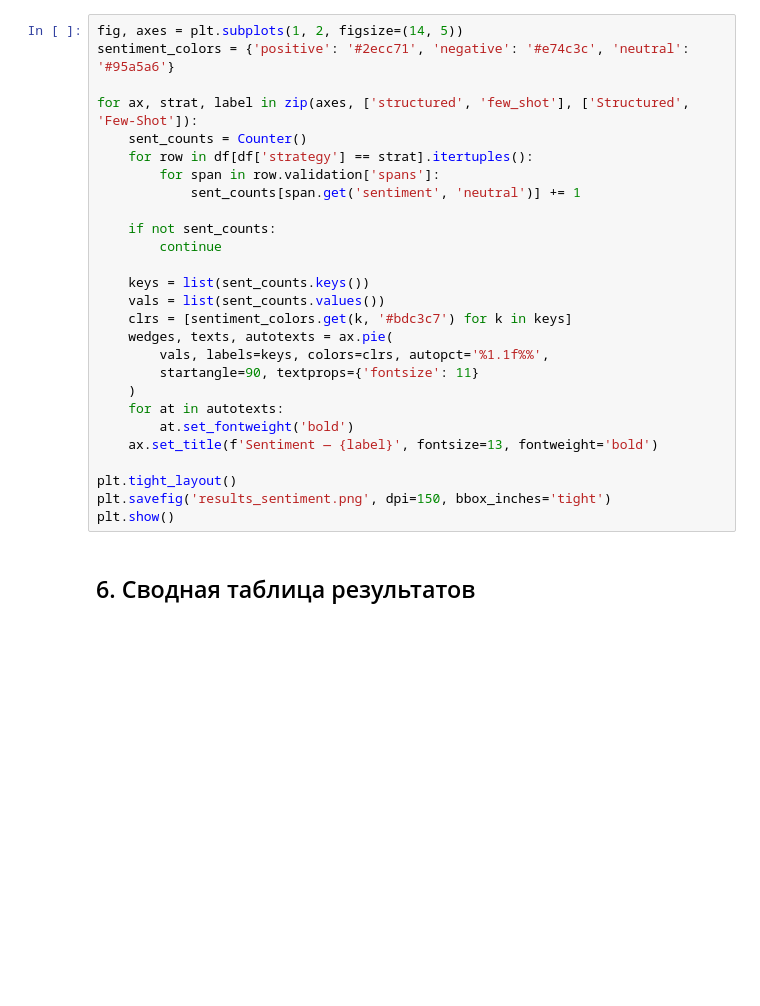
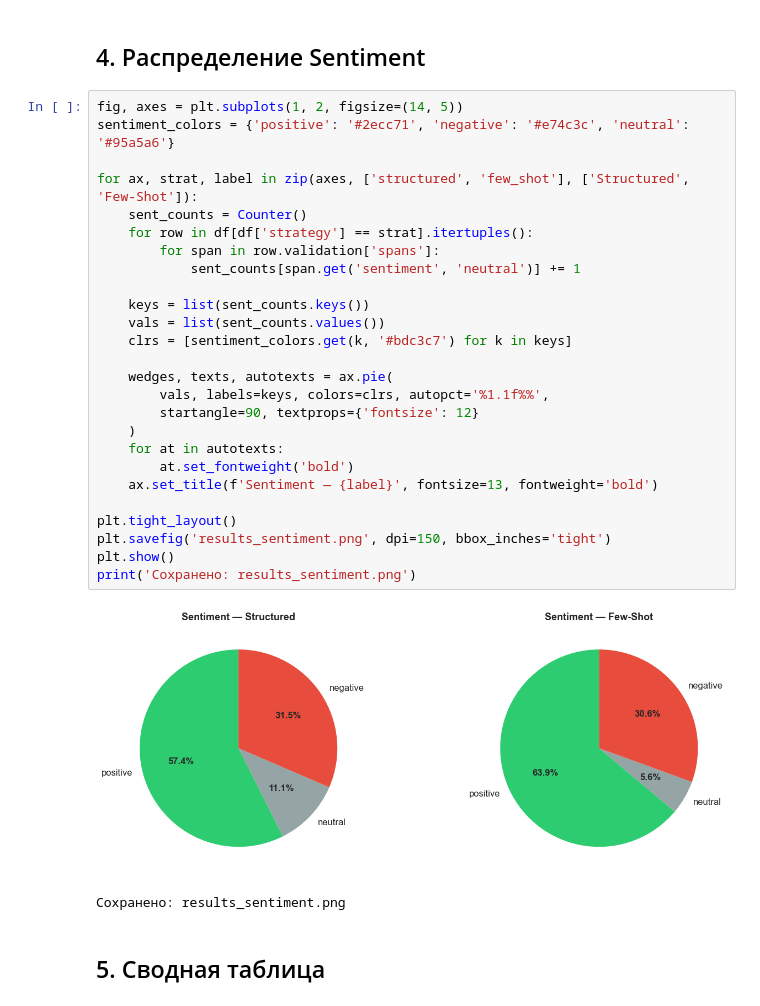
Before and after one commit to yfaizrahmanova/tguai-segmenter, a Jupyter notebook: analysis.ipynb, the cells around one changed output. Drawn from its saved outputs; the diff is of its cells as text; blank space fills up the shorter version.

```diff
--- a/analysis.ipynb
+++ b/analysis.ipynb
@@ -147,32 +138,36 @@ plt.show()
+# %% [markdown]
+## 4. Распределение Sentiment
 # %%
 fig, axes = plt.subplots(1, 2, figsize=(14, 5))
 sentiment_colors = {'positive': '#2ecc71', 'negative': '#e74c3c', 'neutral': '#95a5a6'}
 
 for ax, strat, label in zip(axes, ['structured', 'few_shot'], ['Structured', 'Few-Shot']):
     sent_counts = Counter()
     for row in df[df['strategy'] == strat].itertuples():
         for span in row.validation['spans']:
             sent_counts[span.get('sentiment', 'neutral')] += 1
 
-    if not sent_counts:
-        continue
-
     keys = list(sent_counts.keys())
     vals = list(sent_counts.values())
     clrs = [sentiment_colors.get(k, '#bdc3c7') for k in keys]
+
     wedges, texts, autotexts = ax.pie(
         vals, labels=keys, colors=clrs, autopct='%1.1f%%',
-        startangle=90, textprops={'fontsize': 11}
+        startangle=90, textprops={'fontsize': 12}
     )
     for at in autotexts:
         at.set_fontweight('bold')
     ax.set_title(f'Sentiment — {label}', fontsize=13, fontweight='bold')
 
 plt.tight_layout()
 plt.savefig('results_sentiment.png', dpi=150, bbox_inches='tight')
 plt.show()
+print('Сохранено: results_sentiment.png')
+# %% [output]
+[figure, added]
+Сохранено: results_sentiment.png
 # %% [markdown]
-## 6. Сводная таблица результатов
+## 5. Сводная таблица
 # %%
 rows = []
 for strat in strategies:
```
Also changed, not shown: parts of 18 cells of this notebook, 5 other files.
